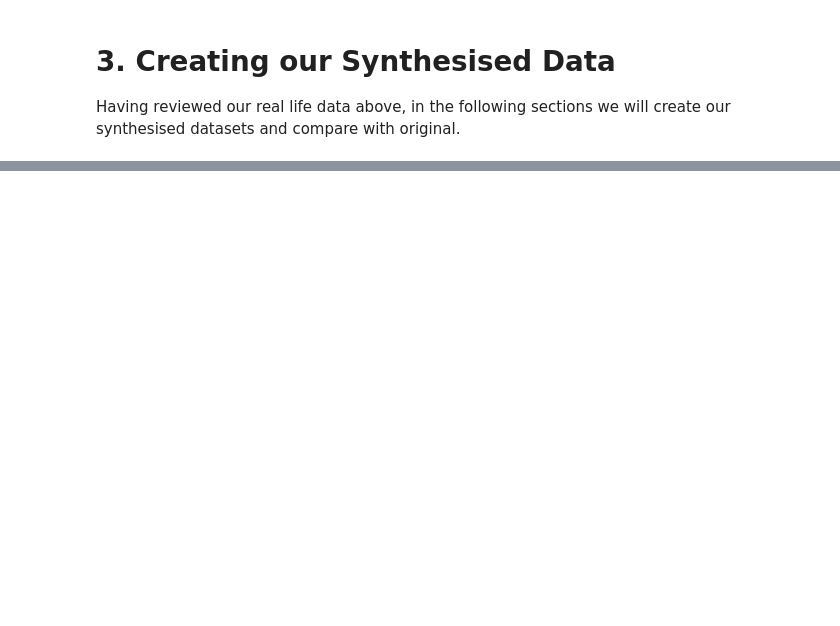
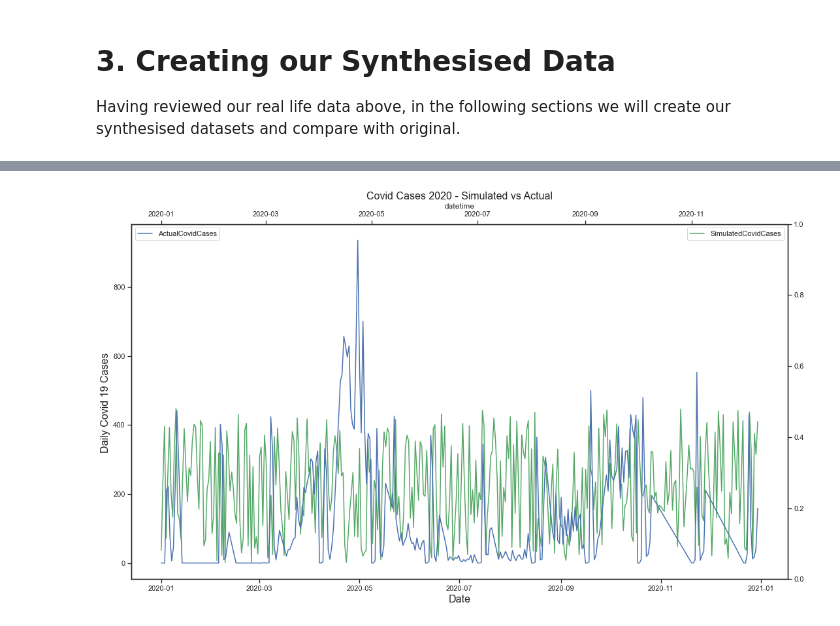
Before and after one commit to Keitho08/Prog_for_data_analyis_project_2020, a Jupyter notebook: Programming_for_Data_Analysis_Project_2020.ipynb, the cells around one changed output, grey strips where cells are left out. Drawn from its saved outputs; the diff is of its cells as text; code cells hidden in the pictures; blank space fills up the shorter version.

```diff
--- a/Programming_for_Data_Analysis_Project_2020.ipynb
+++ b/Programming_for_Data_Analysis_Project_2020.ipynb
@@ -183 +193,10 @@ end2020 = datetime.datetime(2020, 10, 1)
 dates2020 = pd.date_range(start2020, end2020, freq='d')
+# %%
+# Creating the Covid Cases
+np.random.seed(1)
+synCovidDailyCases2020 = np.random.randint(450, size=365)
+synCovidDailyCases2018 = np.random.normal(loc=0, scale=0, size=365)
+synCovidDailyCases2019 = np.random.normal(loc=0, scale=0, size=365)
+print(synCovidDailyCases2020)
+synTotal2020CovidCases = np.sum(synCovidDailyCases2020)
+print('Total number of Covid Cases in 2020 is', synTotal2020CovidCases)
@@ -196,0 +257,5 @@ plt.show()
+# %%
+synCovidCases2020Data = pd.DataFrame({'Date': dates2020, 'ConfirmedCovidCases': synCovidDailyCases2020})
+synCovidCases2020Data['datetime'] = pd.to_datetime(synCovidCases2020Data['Date']) # converts the date column into datetime format for pandas to read as a date field
+print(synCovidCases2020Data)
+('Total simulated number of Covid Cases in 2020 is', synTotal2020CovidCases)
@@ -196,0 +278,18 @@ plt.show()
+# %%
+#Create combo chart
+fig, ax1 = plt.subplots(figsize=(18,10))
+#line plot creation
+ax1.set_title('Covid Cases 2020 - Simulated vs Actual', fontsize=16)
+ax1.set_xlabel('Date', fontsize=16)
+ax1.set_ylabel('Daily Covid 19 Cases ', fontsize=16)
+ax1 = sns.lineplot(x='datetime', y='ConfirmedCovidCases', data=synCovidCases2020Data, color='g', label="SimulatedCovidCases")
+#specify we want to share the same x-axis
+ax2 = ax1.twinx()
+ax2 = ax1.twiny()
+#line plot creation
+ax2 = sns.lineplot(x='datetime', y='ConfirmedCovidCases', data=Energy2020[0:], color='b', label="ActualCovidCases")
+#show plot
+plt.legend(loc='upper left')
+plt.show()
+# %% [output]
+[figure, added]
```
Also changed, not shown: parts of 39 cells of this notebook.
